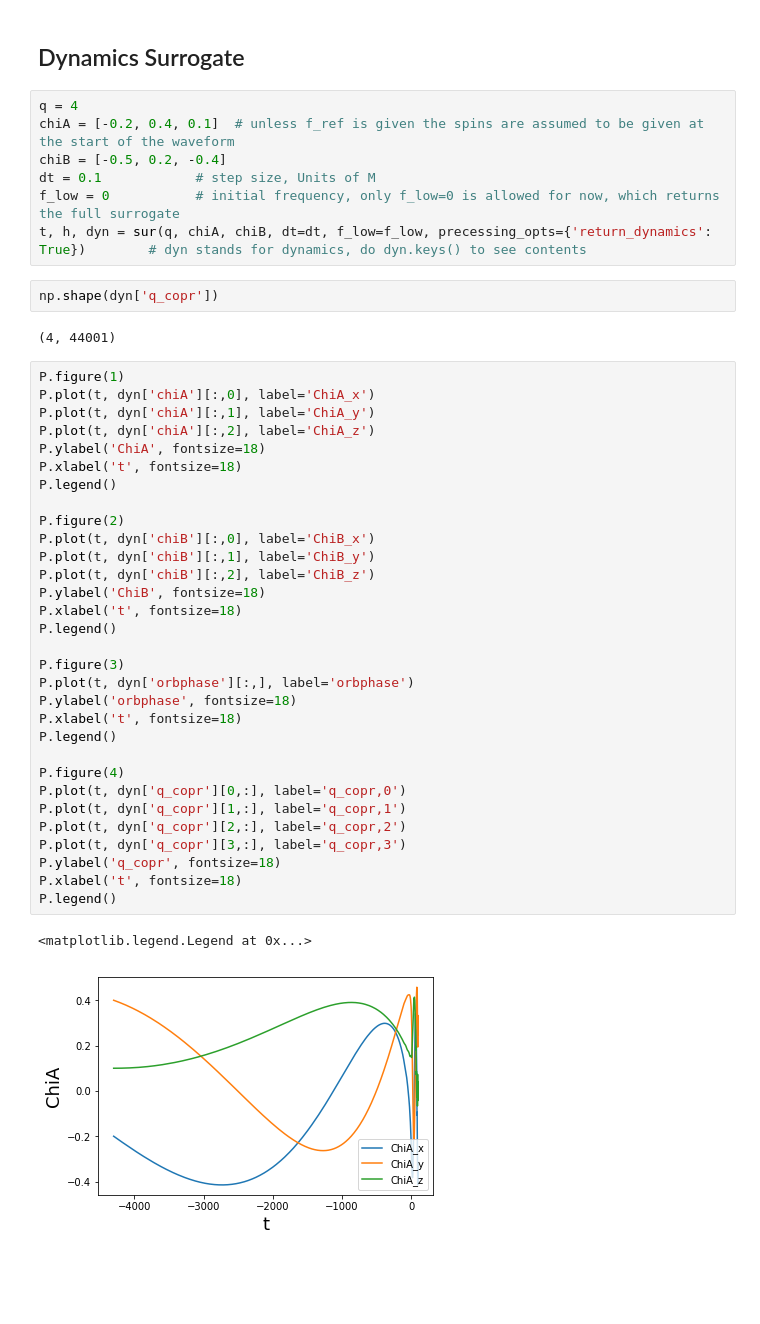
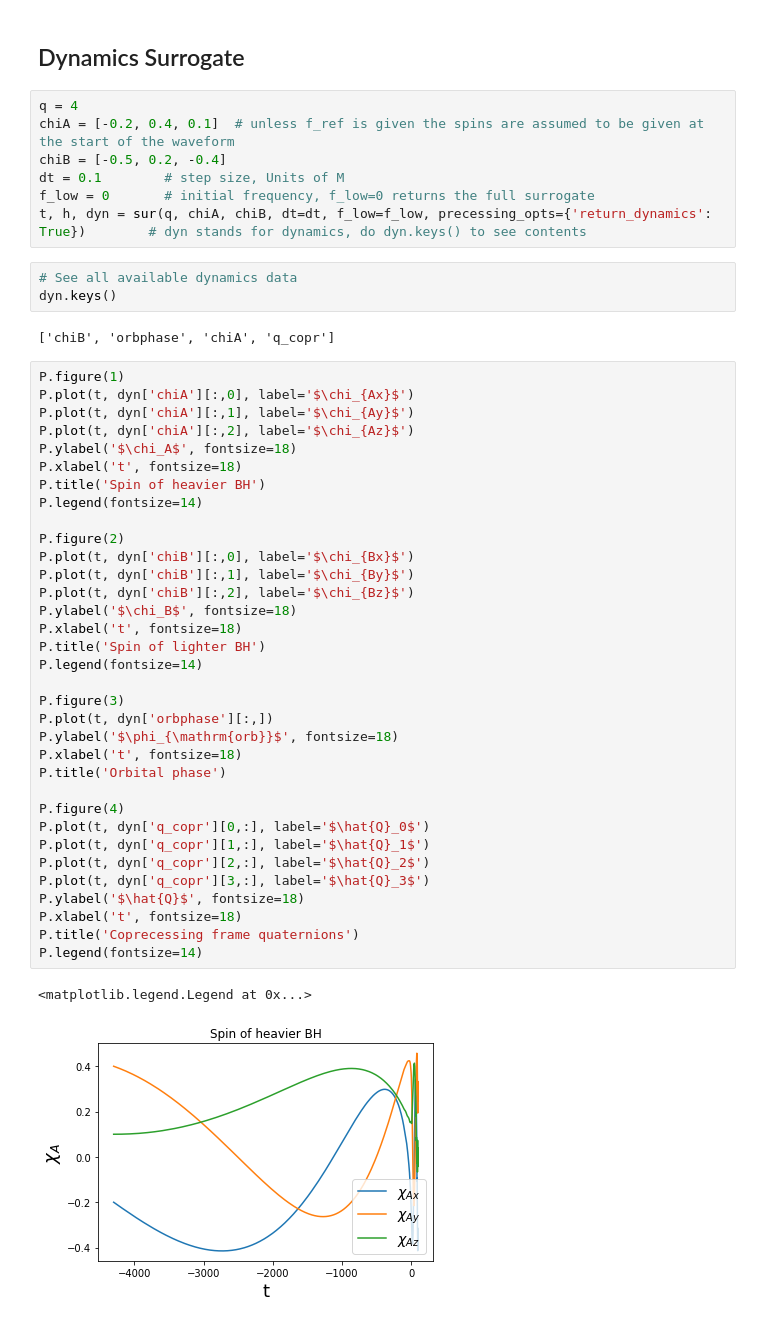
Before and after one commit to sxs-collaboration/gwsurrogate, a Jupyter notebook: developer_notebooks/website/NRSur7dq4.ipynb, the cells around one changed output. Drawn from its saved outputs; the diff is of its cells as text; blank space fills up the shorter version.

```diff
--- a/developer_notebooks/website/NRSur7dq4.ipynb
+++ b/developer_notebooks/website/NRSur7dq4.ipynb
@@ -131,44 +130,48 @@ Text(0.5, 0, 't [s]')
 q = 4
 chiA = [-0.2, 0.4, 0.1]  # unless f_ref is given the spins are assumed to be given at the start of the waveform
 chiB = [-0.5, 0.2, -0.4]
-dt = 0.1            # step size, Units of M
-f_low = 0           # initial frequency, only f_low=0 is allowed for now, which returns the full surrogate
+dt = 0.1        # step size, Units of M
+f_low = 0       # initial frequency, f_low=0 returns the full surrogate
 t, h, dyn = sur(q, chiA, chiB, dt=dt, f_low=f_low, precessing_opts={'return_dynamics': True})        # dyn stands for dynamics, do dyn.keys() to see contents
-# %%
-np.shape(dyn['q_copr'])
-# %% [output]
-(4, 44001)
+# %%
+# See all available dynamics data
+dyn.keys()
+# %% [output]
+['chiB', 'orbphase', 'chiA', 'q_copr']
 # %%
 P.figure(1)
-P.plot(t, dyn['chiA'][:,0], label='ChiA_x')
-P.plot(t, dyn['chiA'][:,1], label='ChiA_y')
-P.plot(t, dyn['chiA'][:,2], label='ChiA_z')
-P.ylabel('ChiA', fontsize=18)
+P.plot(t, dyn['chiA'][:,0], label='$\chi_{Ax}$')
+P.plot(t, dyn['chiA'][:,1], label='$\chi_{Ay}$')
+P.plot(t, dyn['chiA'][:,2], label='$\chi_{Az}$')
+P.ylabel('$\chi_A$', fontsize=18)
 P.xlabel('t', fontsize=18)
-P.legend()
+P.title('Spin of heavier BH')
+P.legend(fontsize=14)
 
 P.figure(2)
-P.plot(t, dyn['chiB'][:,0], label='ChiB_x')
-P.plot(t, dyn['chiB'][:,1], label='ChiB_y')
-P.plot(t, dyn['chiB'][:,2], label='ChiB_z')
-P.ylabel('ChiB', fontsize=18)
+P.plot(t, dyn['chiB'][:,0], label='$\chi_{Bx}$')
+P.plot(t, dyn['chiB'][:,1], label='$\chi_{By}$')
+P.plot(t, dyn['chiB'][:,2], label='$\chi_{Bz}$')
+P.ylabel('$\chi_B$', fontsize=18)
 P.xlabel('t', fontsize=18)
-P.legend()
+P.title('Spin of lighter BH')
+P.legend(fontsize=14)
 
 P.figure(3)
-P.plot(t, dyn['orbphase'][:,], label='orbphase')
-P.ylabel('orbphase', fontsize=18)
+P.plot(t, dyn['orbphase'][:,])
+P.ylabel('$\phi_{\mathrm{orb}}$', fontsize=18)
 P.xlabel('t', fontsize=18)
-P.legend()
+P.title('Orbital phase')
 
 P.figure(4)
-P.plot(t, dyn['q_copr'][0,:], label='q_copr,0')
-P.plot(t, dyn['q_copr'][1,:], label='q_copr,1')
-P.plot(t, dyn['q_copr'][2,:], label='q_copr,2')
-P.plot(t, dyn['q_copr'][3,:], label='q_copr,3')
-P.ylabel('q_copr', fontsize=18)
+P.plot(t, dyn['q_copr'][0,:], label='$\hat{Q}_0$')
+P.plot(t, dyn['q_copr'][1,:], label='$\hat{Q}_1$')
+P.plot(t, dyn['q_copr'][2,:], label='$\hat{Q}_2$')
+P.plot(t, dyn['q_copr'][3,:], label='$\hat{Q}_3$')
+P.ylabel('$\hat{Q}$', fontsize=18)
 P.xlabel('t', fontsize=18)
-P.legend()
+P.title('Coprecessing frame quaternions')
+P.legend(fontsize=14)
 # %% [output]
 <matplotlib.legend.Legend at 0x...>
-[figure, old version]
+[figure, new version]
```
Also changed, not shown: parts of 6 cells of this notebook, 1 other file.
